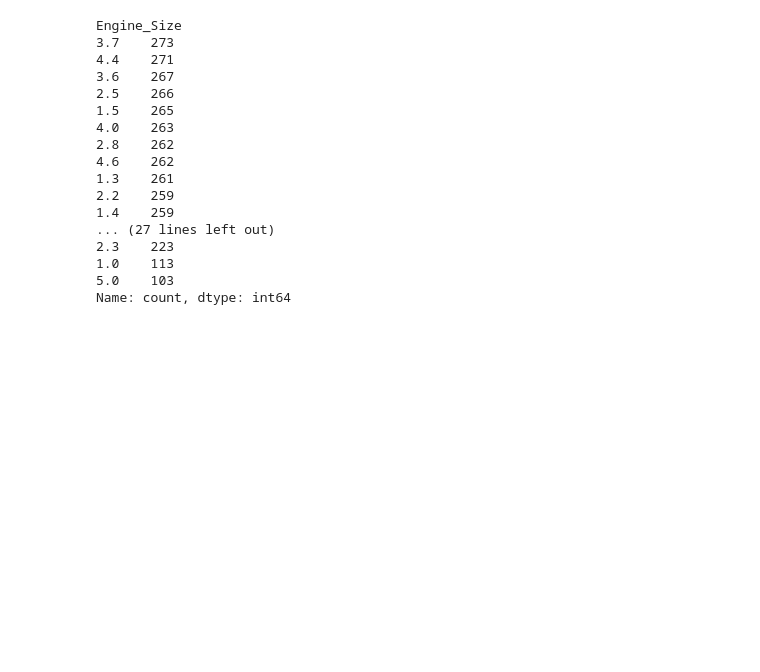
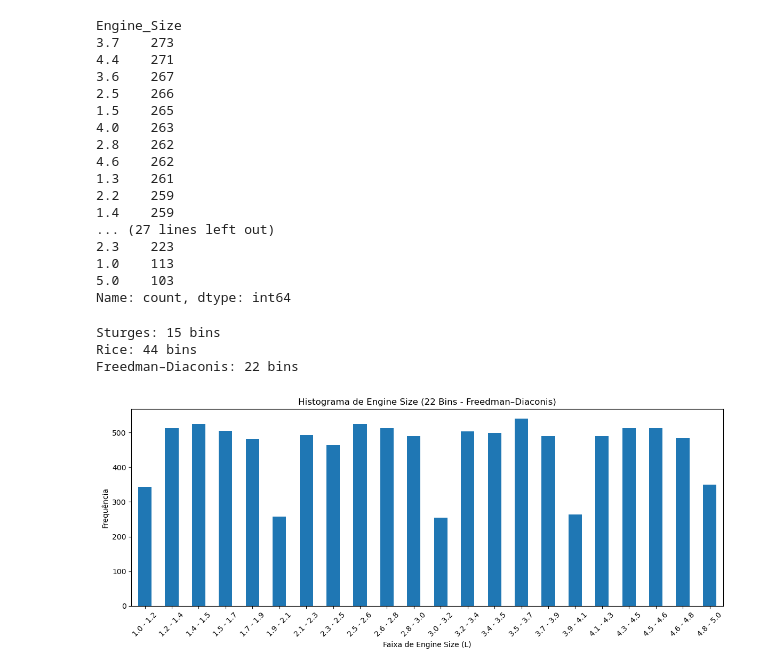
Before and after one commit to gabrielgvss/Regressao-Precos-Carros, a Jupyter notebook: notebooks/EDA.ipynb, the cells around one changed output. Saved outputs shown, nothing was run; the diff lists cells and outputs as text; code cells hidden in the pictures; blank space fills up the shorter version.

```diff
--- a/notebooks/EDA.ipynb
+++ b/notebooks/EDA.ipynb
@@ -271,6 +299,51 @@ Engine_Size
 1.0    113
 5.0    103
 Name: count, dtype: int64
+# %%
+# Calcular bins com a regra de Sturges
+x = df['Engine_Size'].dropna()
+n = len(df['Engine_Size'])
+
+sturges_bins = int(np.ceil(np.log2(n) + 1))
+
+# Calcular bins com Rice
+rice_bins = int(np.ceil(2 * n ** (1/3)))
+
+# Calcular bins com Freedman–Diaconis
+iqr = x.quantile(0.75) - x.quantile(0.25)
+bin_width = 2 * iqr / (n ** (1/3))
+fd_bins = int(np.ceil((x.max() - x.min()) / bin_width))
+
+print(f'Sturges: {sturges_bins} bins')
+print(f'Rice: {rice_bins} bins')
+print(f'Freedman–Diaconis: {fd_bins} bins')
+# %% [output]
+Sturges: 15 bins
+Rice: 44 bins
+Freedman–Diaconis: 22 bins
+# %%
+x = df['Engine_Size'].dropna()
+
+# Gerar os 22 intervalos manualmente
+bin_edges = np.linspace(x.min(), x.max(), num=23)  # 23 pontos = 22 intervalos
+labels = [f"{round(bin_edges[i],1)} - {round(bin_edges[i+1],1)}" for i in range(len(bin_edges)-1)]
+
+# Criar uma nova coluna com os rótulos dos bins
+df['Engine_Bin'] = pd.cut(x, bins=bin_edges, labels=labels, include_lowest=True)
+
+# Ver quantos dados caíram em cada intervalo
+frequencias = df['Engine_Bin'].value_counts().sort_index()
+
+# Plotar histograma com rótulos personalizados
+frequencias.plot(kind='bar', figsize=(12, 5))
+plt.xticks(rotation=45)
+plt.xlabel('Faixa de Engine Size (L)')
+plt.ylabel('Frequência')
+plt.title('Histograma de Engine Size (22 Bins - Freedman–Diaconis)')
+plt.tight_layout()
+plt.show()
+# %% [output]
+[figure, added]
 # %%
 # Agrupando motores
 def categorize_engine_size(size):
```
Also changed, not shown: parts of 42 cells of this notebook, 1 other file.
